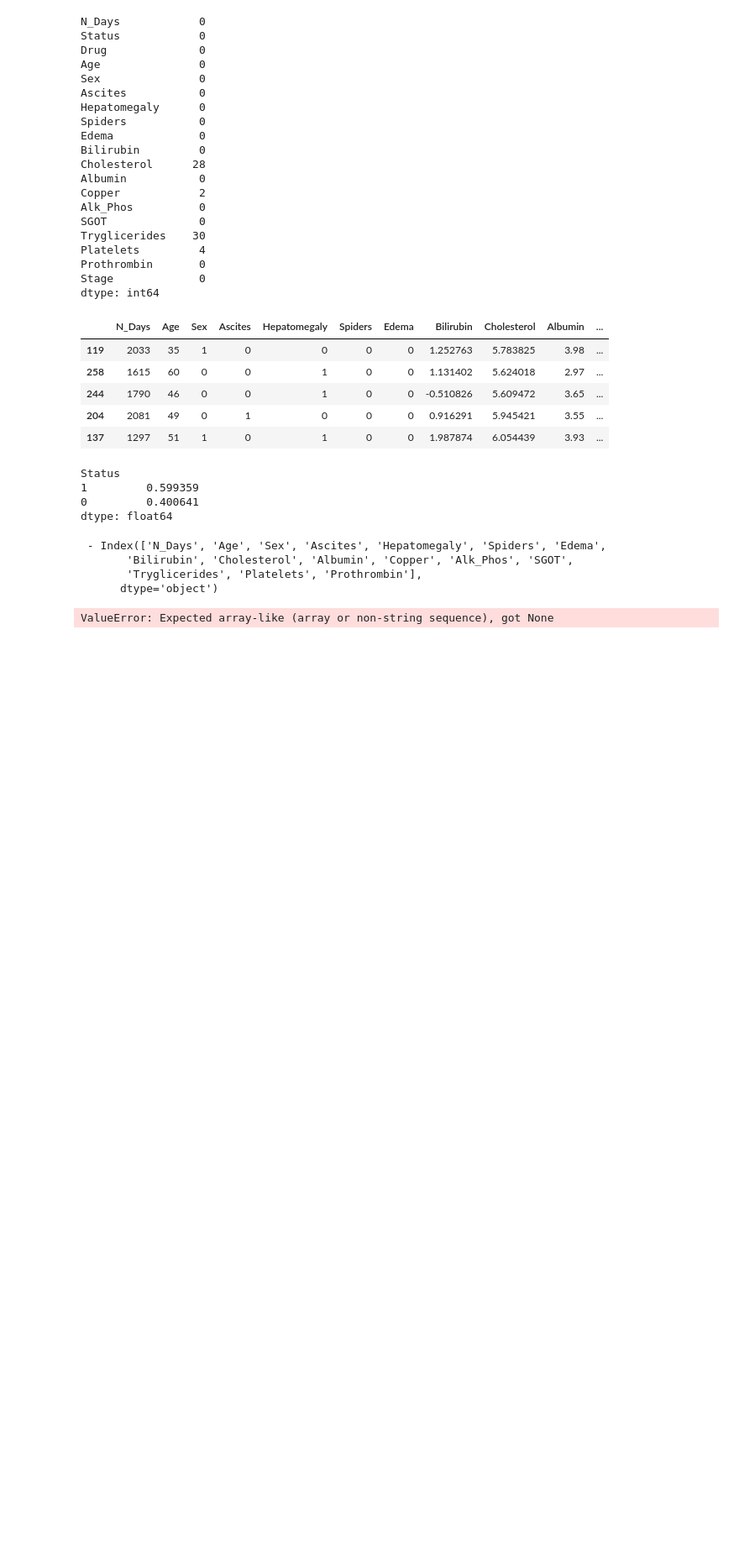
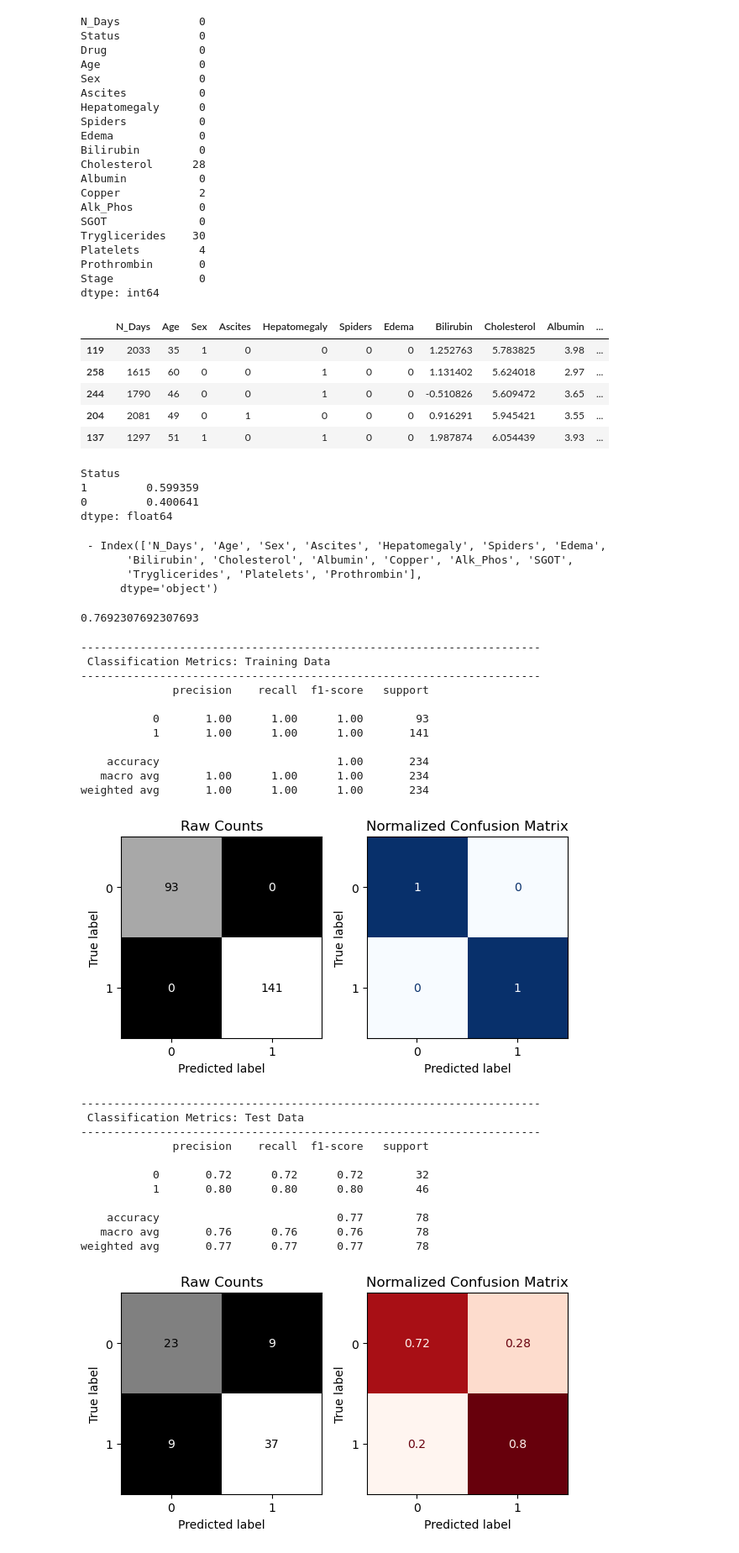
Before and after one commit to 808hanronald/W16-project-4, a Jupyter notebook: W17 Project 4 p2.ipynb, the cells around one changed output. Shown: that part at 84% size. Cells and saved outputs as stored; diff of their text form; code cells hidden in the pictures; blank space fills up the shorter version.

```diff
--- a/W17 Project 4 p2.ipynb
+++ b/W17 Project 4 p2.ipynb
@@ -257,21 +318,44 @@ print('\n -', num_cols)
 impute_median = SimpleImputer(strategy = 'median')
 scaler = StandardScaler()
 smote = SMOTE()
-pca = PCA(n_components=3)
+rf = RandomForestClassifier(random_state=45)
 
 #pipeline
-pca_pipe = make_pipeline(impute_median,scaler,smote,pca)
+rf_pipe = make_pipeline(impute_median,scaler,smote,rf)
 # %% [output]
  - Index(['N_Days', 'Age', 'Sex', 'Ascites', 'Hepatomegaly', 'Spiders', 'Edema',
        'Bilirubin', 'Cholesterol', 'Albumin', 'Copper', 'Alk_Phos', 'SGOT',
        'Tryglicerides', 'Platelets', 'Prothrombin'],
       dtype='object')
 # %%
-X_train_pca = pca_pipe.fit_transform(X_train)
-X_test_pca = pca_pipe.transform(X_test)
-X_train_pca.head()
+rf_pipe.fit(X_train,y_train)
+rf_pipe.score(X_test,y_test)
 # %% [output]
-ValueError: Expected array-like (array or non-string sequence), got None
+0.7692307692307693
 # %%
-pca_pipe.fit(X_train,y_train)
-pca_pipe.score(X_test,y_test)
+evaluate_classification(rf_pipe,X_train,y_train,X_test,y_test)
+# %% [output]
+----------------------------------------------------------------------
+ Classification Metrics: Training Data
+----------------------------------------------------------------------
+              precision    recall  f1-score   support
+
+           0       1.00      1.00      1.00        93
+           1       1.00      1.00      1.00       141
+
+    accuracy                           1.00       234
+   macro avg       1.00      1.00      1.00       234
+weighted avg       1.00      1.00      1.00       234
+[figure, added]
+----------------------------------------------------------------------
+ Classification Metrics: Test Data
+----------------------------------------------------------------------
+              precision    recall  f1-score   support
+
+           0       0.72      0.72      0.72        32
+           1       0.80      0.80      0.80        46
+
+    accuracy                           0.77        78
+   macro avg       0.76      0.76      0.76        78
+weighted avg       0.77      0.77      0.77        78
+[figure, added]
```
Also changed, not shown: parts of 13 cells of this notebook.
